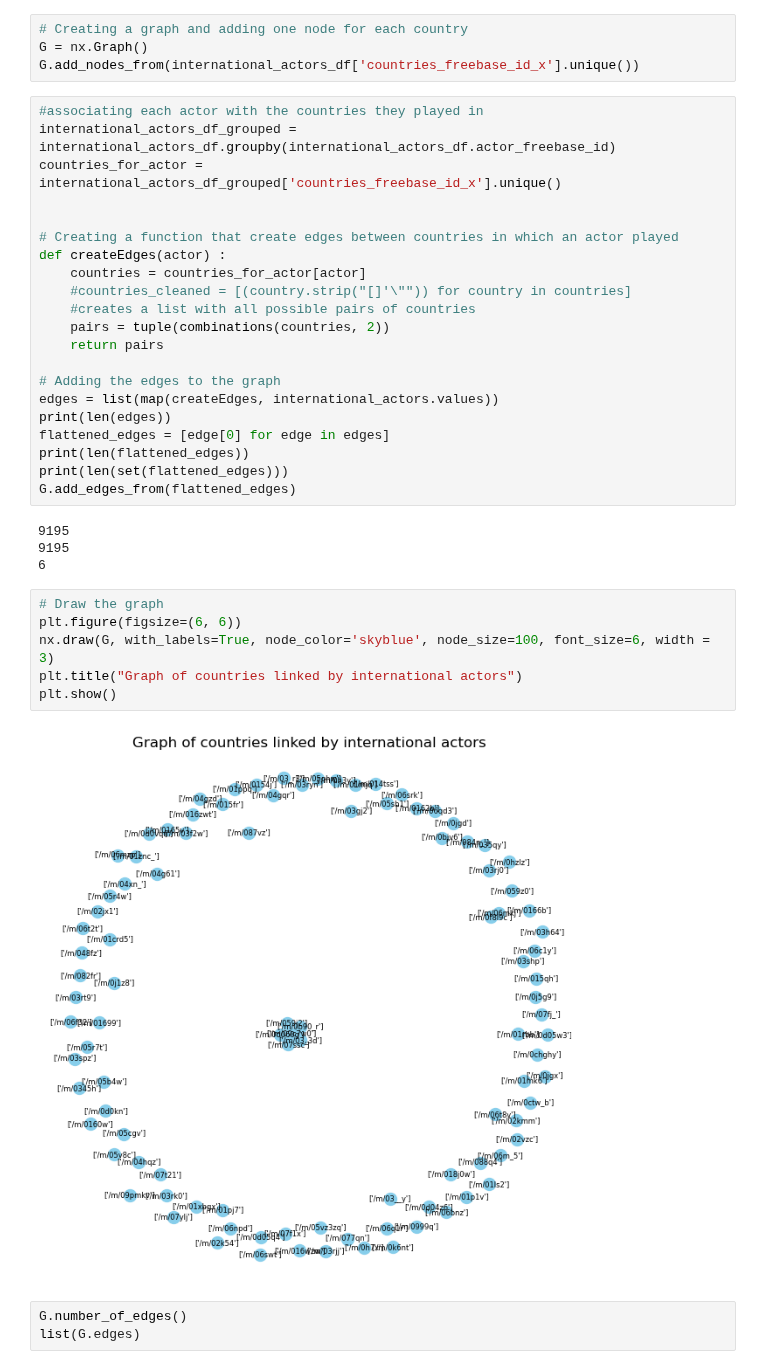
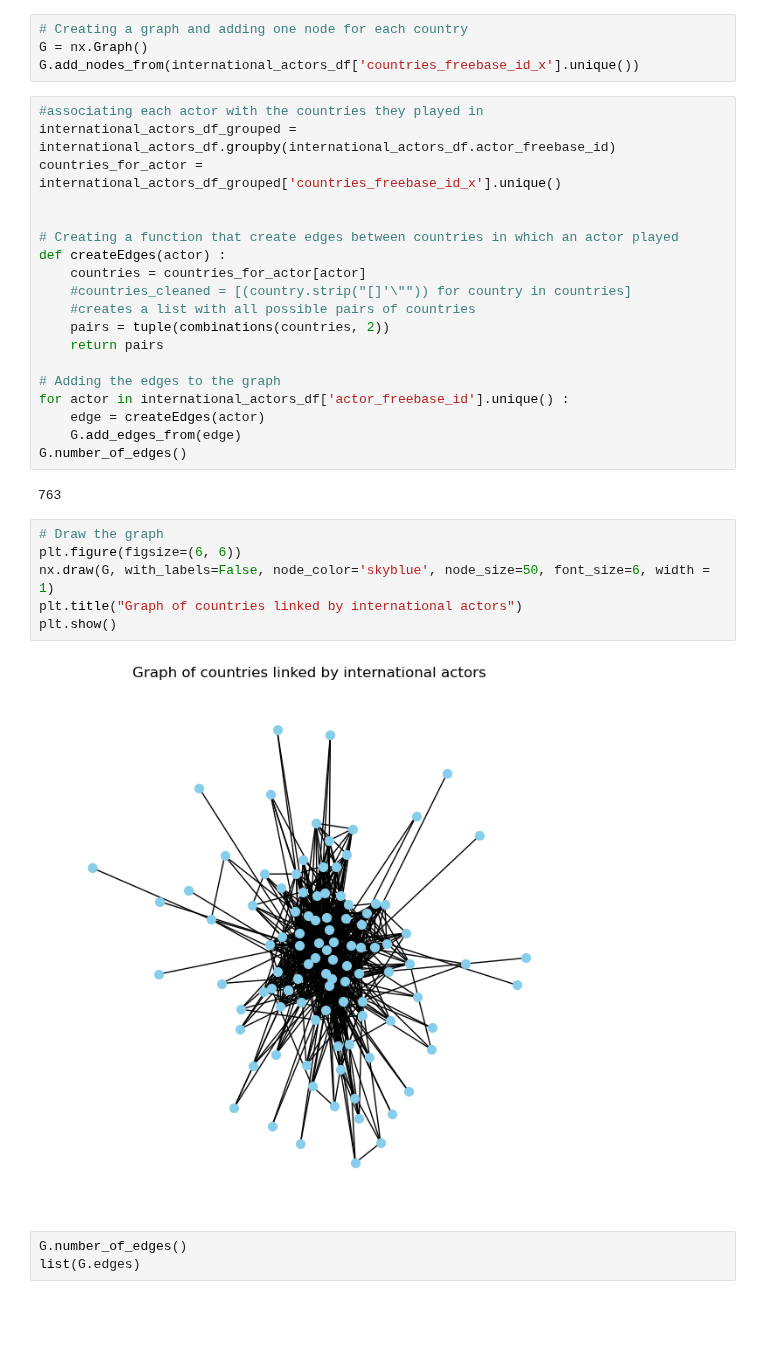
Before and after one commit to epfl-ada/ada-2024-project-teamcsx24, a Jupyter notebook: src/data/populationAnalysis.ipynb, the cells around one changed output. Cells and saved outputs as stored; diff of their text form; blank space fills up the shorter version.

Commit message:
fixing graph, creation of script and result files

```diff
--- a/src/data/populationAnalysis.ipynb
+++ b/src/data/populationAnalysis.ipynb
@@ -165,24 +145,20 @@ def createEdges(actor) :
     return pairs
 
 # Adding the edges to the graph
-edges = list(map(createEdges, international_actors.values))
-print(len(edges))
-flattened_edges = [edge[0] for edge in edges]
-print(len(flattened_edges))
-print(len(set(flattened_edges)))
-G.add_edges_from(flattened_edges)
+for actor in international_actors_df['actor_freebase_id'].unique() :
+    edge = createEdges(actor)
+    G.add_edges_from(edge)
+G.number_of_edges()
 # %% [output]
-9195
-9195
-6
+763
 # %%
 # Draw the graph
 plt.figure(figsize=(6, 6))
-nx.draw(G, with_labels=True, node_color='skyblue', node_size=100, font_size=6, width = 3)
+nx.draw(G, with_labels=False, node_color='skyblue', node_size=50, font_size=6, width = 1)
 plt.title("Graph of countries linked by international actors")
 plt.show()
 # %% [output]
-[figure, old version]
+[figure, new version]
 # %%
 G.number_of_edges()
 list(G.edges)
```
Also changed, not shown: parts of 4 cells of this notebook, 2 other files.
